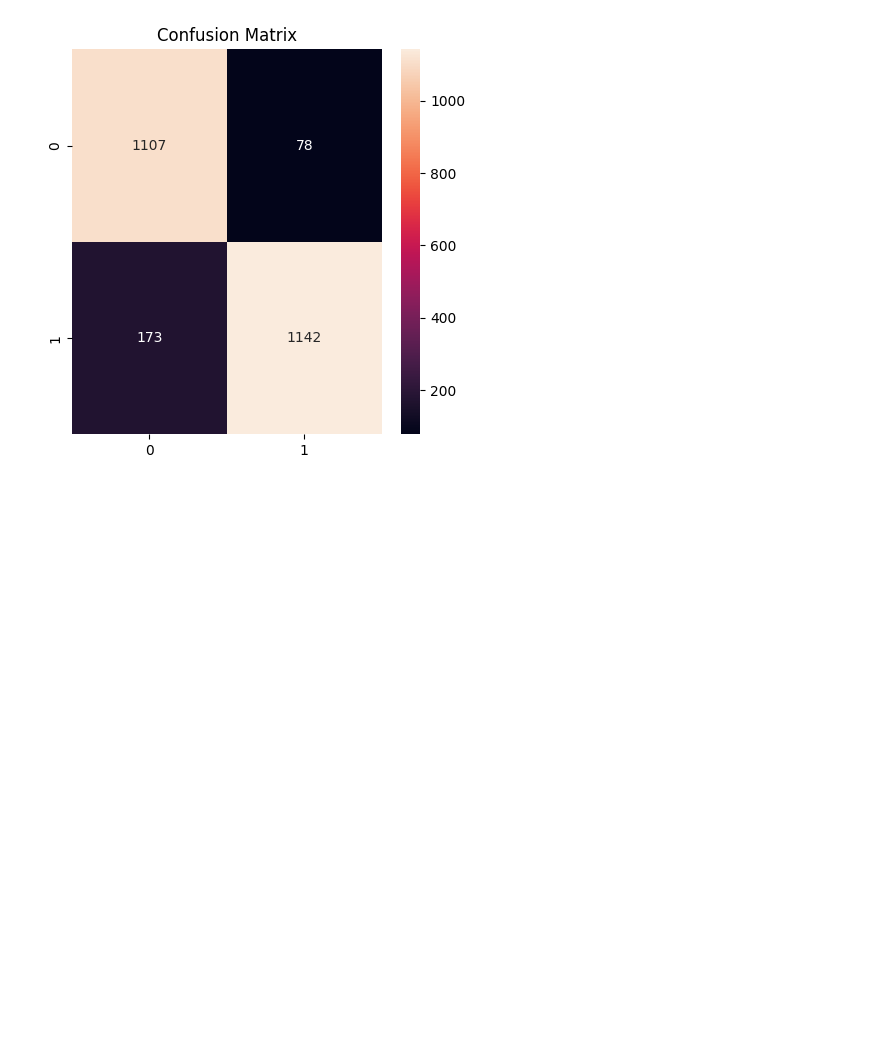
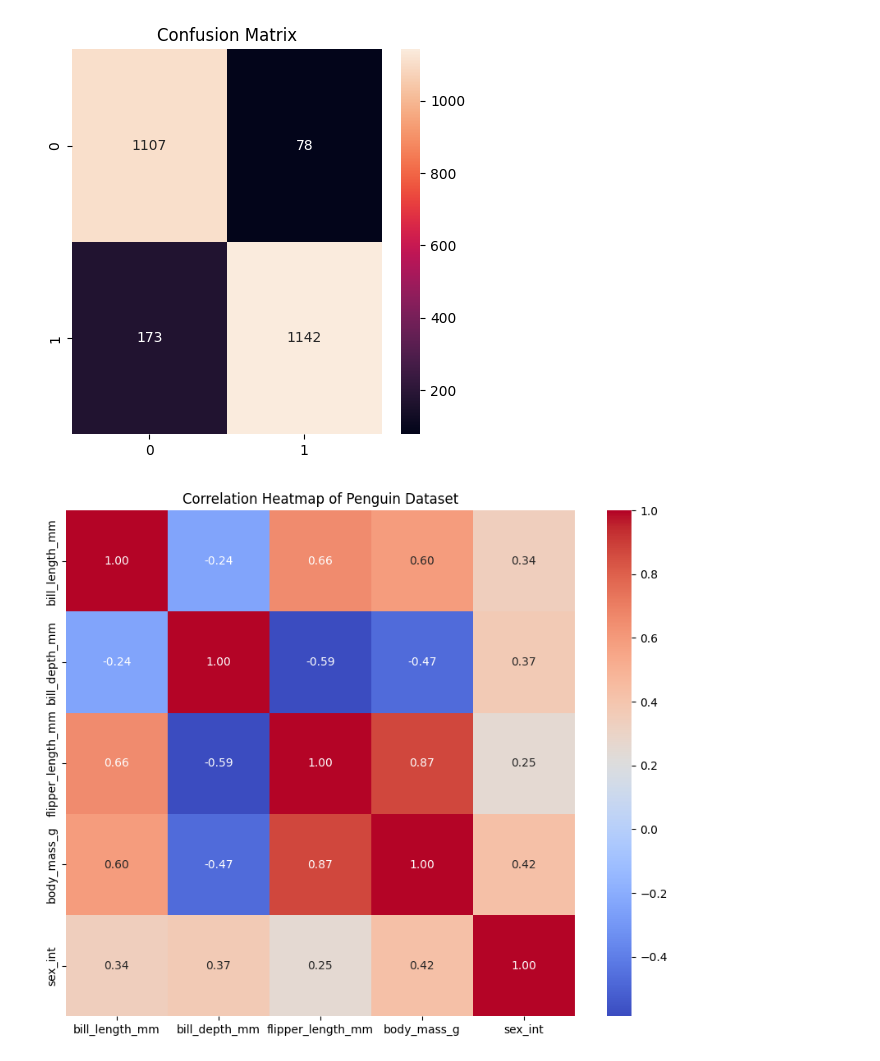
Before and after one commit to drpafowler/cintel-04-local, a Jupyter notebook: penguins/eda.ipynb, the cells around one changed output. Saved outputs shown, nothing was run; the diff lists cells and outputs as text; code cells hidden in the pictures; blank space fills up the shorter version.

```diff
--- a/penguins/eda.ipynb
+++ b/penguins/eda.ipynb
@@ -157,3 +154,17 @@ sns.heatmap(
 # %% [output]
 <Axes: title={'center': 'Confusion Matrix'}>
 [figure]
+# %%
+# Select only numeric columns for correlation matrix
+numeric_df = df_penguins.select_dtypes(include=[np.number])
+
+# Calculate the correlation matrix
+corr_matrix = numeric_df.corr()
+
+# Create a heatmap using seaborn
+plt.figure(figsize=(10, 8))
+sns.heatmap(corr_matrix, annot=True, cmap='coolwarm', fmt='.2f')
+plt.title('Correlation Heatmap of Penguin Dataset')
+plt.show()
+# %% [output]
+[figure, added]
```
Also changed, not shown: parts of 4 cells of this notebook.
